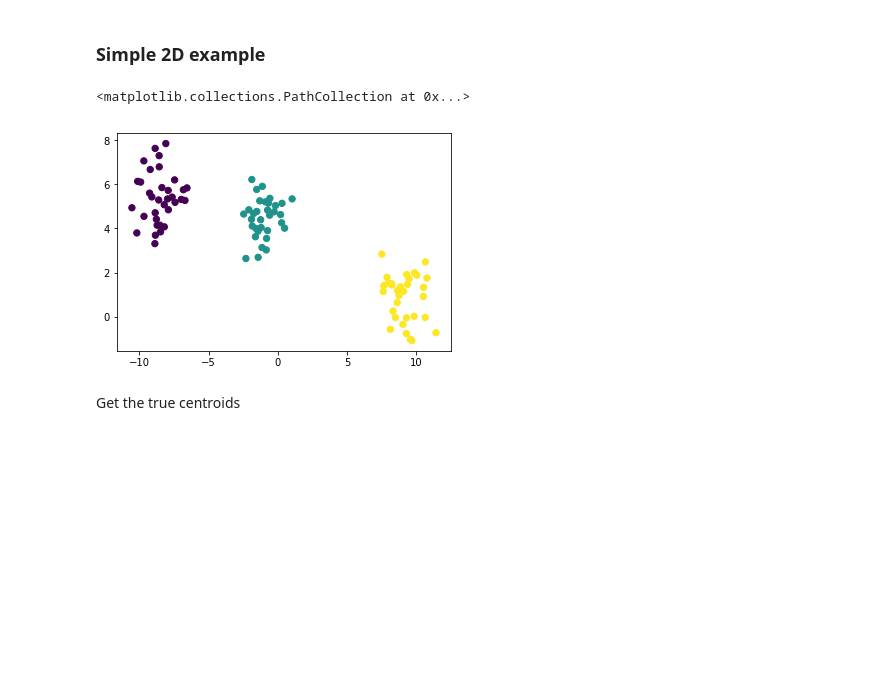
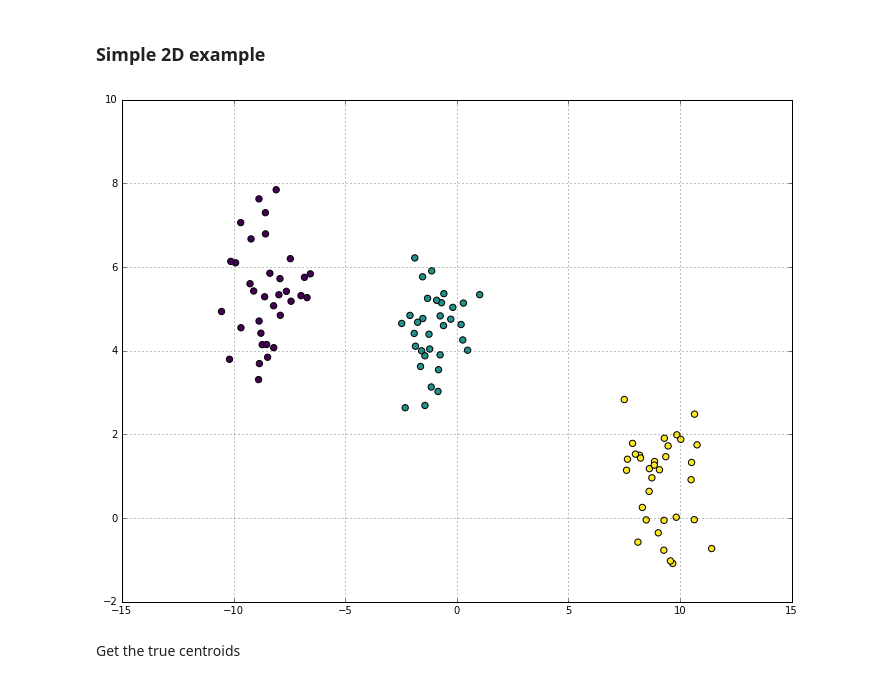
Before and after one commit to asrivast28/dl-project, a Jupyter notebook: scripts/kgmm.ipynb, the cells around one changed output. Cells and saved outputs as stored; diff of their text form; code cells hidden in the pictures; blank space fills up the shorter version.

Commit message:
Modifying kgmm to save figures

```diff
--- a/scripts/kgmm.ipynb
+++ b/scripts/kgmm.ipynb
@@ -15,10 +15,12 @@ seed = 7;
 
 X, y = make_blobs(n_samples=100, centers=k, random_state=seed)
 # %%
+plt.figure(figsize=(12,9))
 plt.scatter(X[:,0], X[:,1], c=y, s=40, cmap='viridis')
+plt.grid()
+plt.savefig('gmmdat.pdf')
 # %% [output]
-<matplotlib.collections.PathCollection at 0x...>
-[figure, old version]
+[figure, new version]
 # %% [markdown]
 Get the true centroids
 # %%
```
Also changed, not shown: parts of 4 cells of this notebook.
